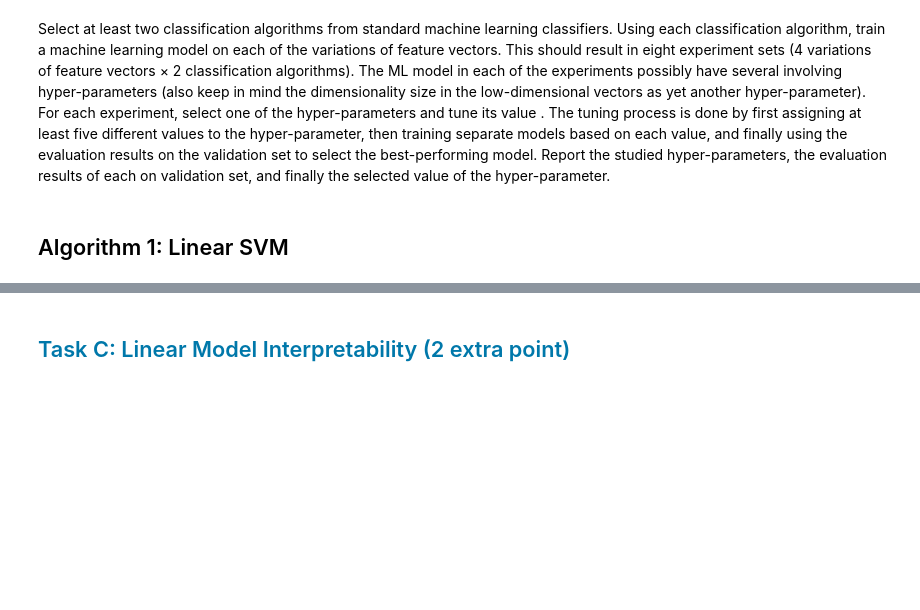
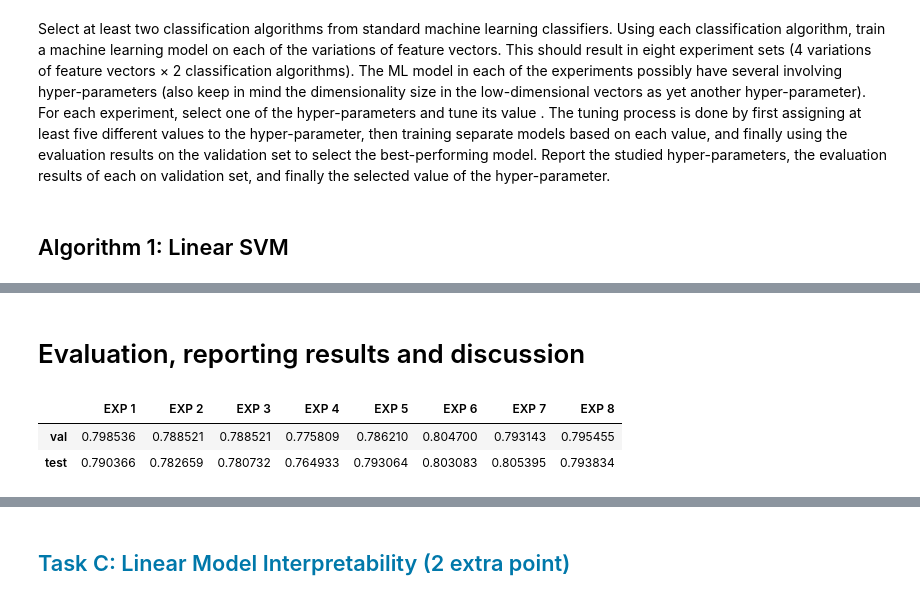
Before and after one commit to markus583/nlp-course-2022w, a Jupyter notebook: Assignment1.ipynb, the cells around one changed output, grey strips where cells are left out. Saved outputs shown, nothing was run; the diff lists cells and outputs as text; code cells hidden in the pictures; blank space fills up the shorter version.

```diff
--- a/Assignment1.ipynb
+++ b/Assignment1.ipynb
@@ -841,0 +2026,2 @@ weighted avg       0.77      0.78      0.77      2596
+# %% [markdown]
+# Evaluation, reporting results and discussion
@@ -841,0 +2034,11 @@ weighted avg       0.77      0.78      0.77      2596
+# %%
+import pandas as pd
+
+val_accs_df = pd.DataFrame([val_accs], columns=['EXP 1', 'EXP 2', 'EXP 3', 'EXP 4', 'EXP 5', 'EXP 6', 'EXP 7', 'EXP 8'], index=['val'])
+test_accs_df = pd.DataFrame([test_accs], columns=['EXP 1', 'EXP 2', 'EXP 3', 'EXP 4', 'EXP 5', 'EXP 6', 'EXP 7', 'EXP 8'], index=['test'])
+accs_df = pd.concat([val_accs_df, test_accs_df])
+accs_df
+# %% [output]
+|  | EXP 1 | EXP 2 | EXP 3 | EXP 4 | EXP 5 | EXP 6 | EXP 7 | EXP 8 |
+| val | 0.798536 | 0.788521 | 0.788521 | 0.775809 | 0.786210 | 0.804700 | 0.793143 | 0.795455 |
+| test | 0.790366 | 0.782659 | 0.780732 | 0.764933 | 0.793064 | 0.803083 | 0.805395 | 0.793834 |
```
Also changed, not shown: parts of 79 cells of this notebook.
